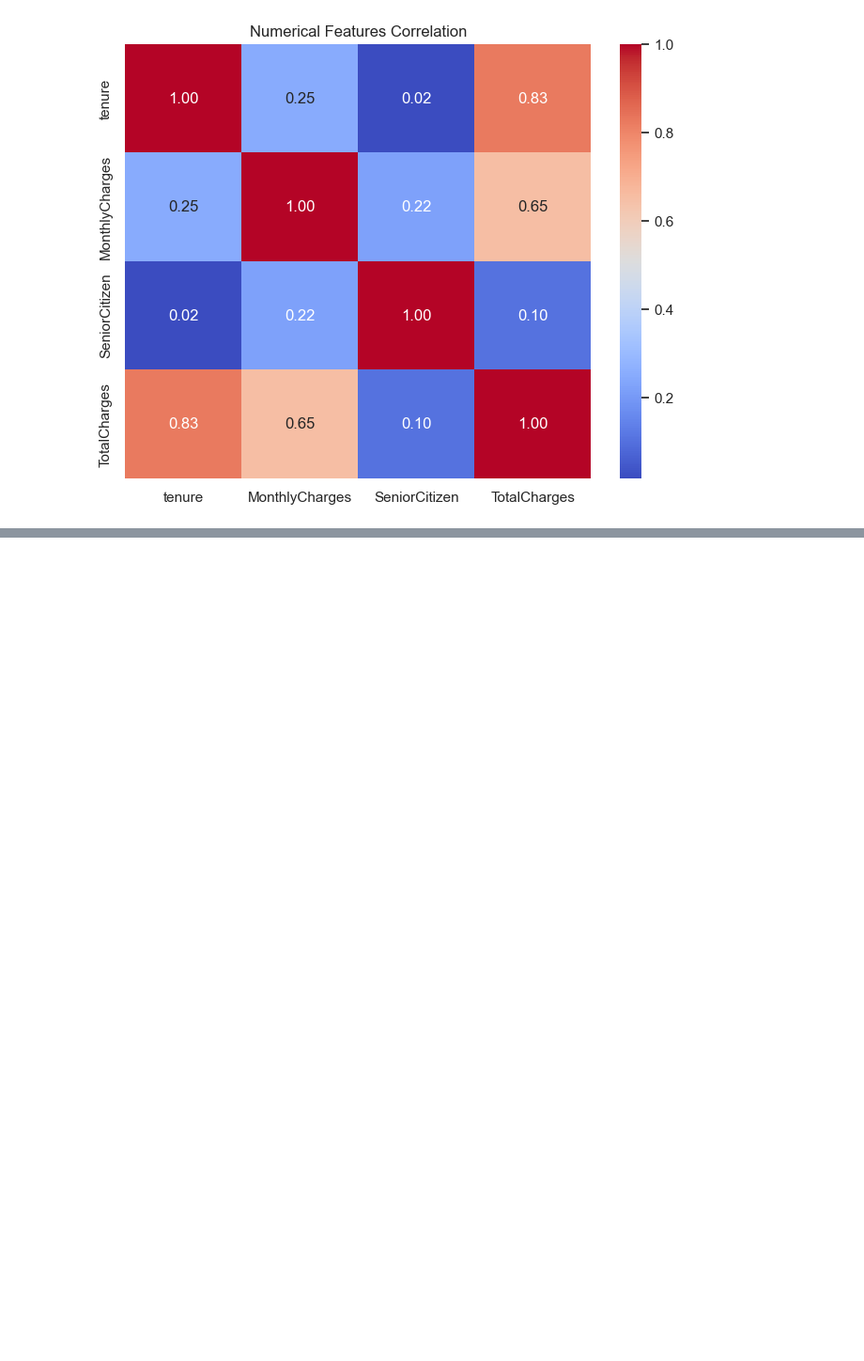
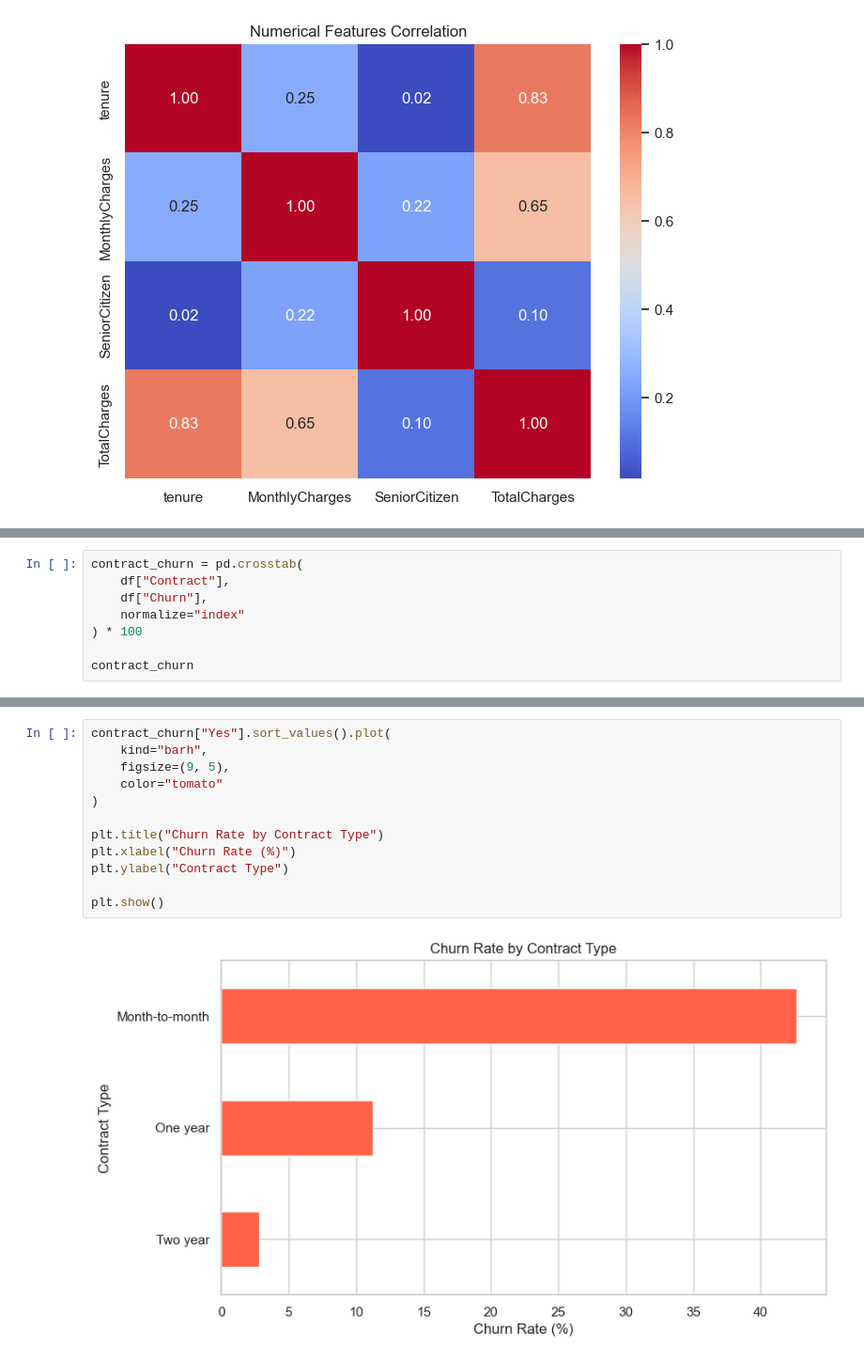
Before and after one commit to msmhtaghavi/customer-churn-prediction, a Jupyter notebook: notebooks/02_eda.ipynb, the cells around one changed output, grey strips where cells are left out. Shown at 94% size. Cells and saved outputs as stored; diff of their text form; blank space fills up the shorter version.

```diff
--- a/notebooks/02_eda.ipynb
+++ b/notebooks/02_eda.ipynb
@@ -272,0 +329,8 @@ plt.show()
+# %%
+contract_churn = pd.crosstab(
+    df["Contract"],
+    df["Churn"],
+    normalize="index"
+) * 100
+
+contract_churn
@@ -272,0 +343,14 @@ plt.show()
+# %%
+contract_churn["Yes"].sort_values().plot(
+    kind="barh",
+    figsize=(9, 5),
+    color="tomato"
+)
+
+plt.title("Churn Rate by Contract Type")
+plt.xlabel("Churn Rate (%)")
+plt.ylabel("Contract Type")
+
+plt.show()
+# %% [output]
+[figure, added]
```
Also changed, not shown: parts of 12 cells of this notebook.
